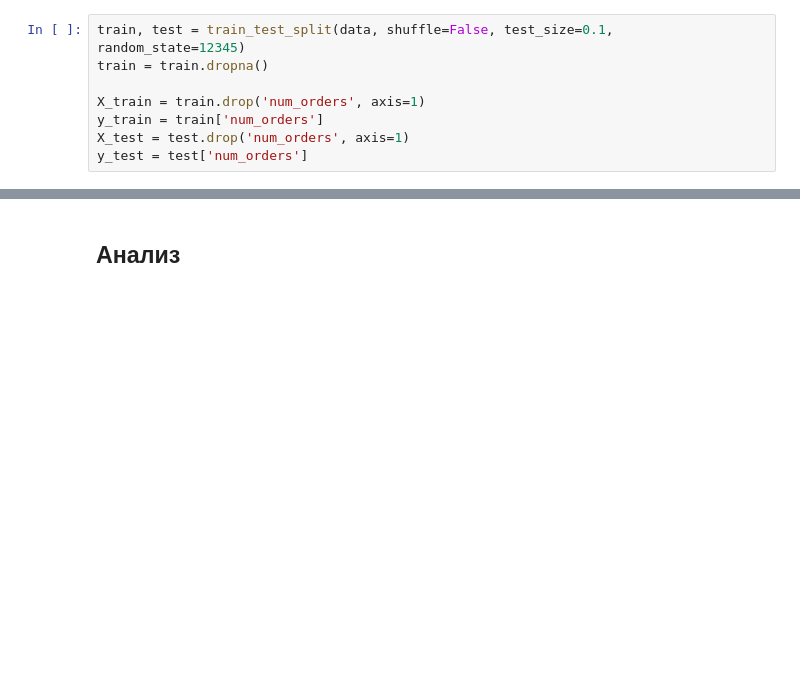
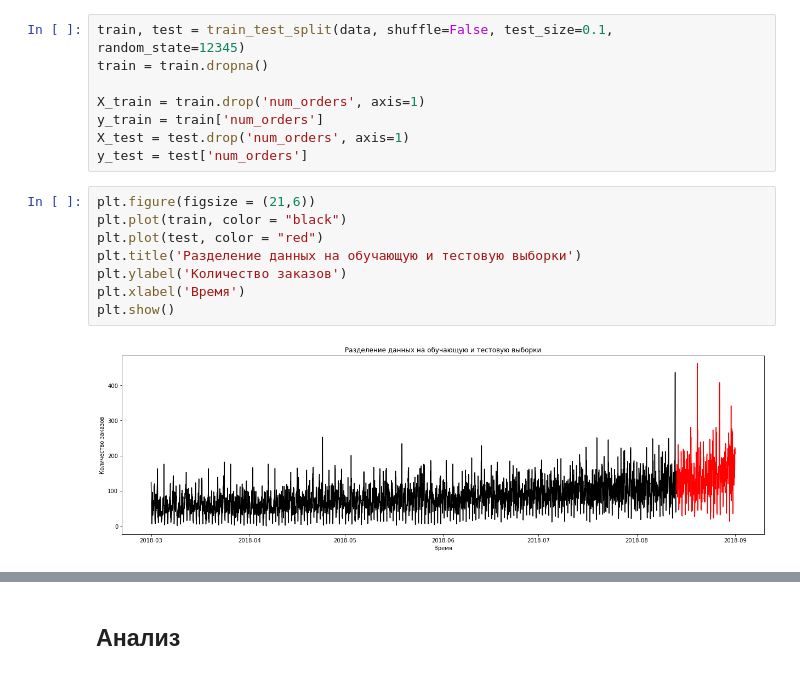
Before and after one commit to karimovdo/time, a Jupyter notebook: taxi.ipynb, the cells around one changed output, grey strips where cells are left out. Drawn from its saved outputs; the diff is of its cells as text; blank space fills up the shorter version.

```diff
--- a/taxi.ipynb
+++ b/taxi.ipynb
@@ -77,4 +91,14 @@ X_train = train.drop('num_orders', axis=1)
 y_train = train['num_orders']
 X_test = test.drop('num_orders', axis=1)
 y_test = test['num_orders']
+# %%
+plt.figure(figsize = (21,6))
+plt.plot(train, color = "black")
+plt.plot(test, color = "red")
+plt.title('Разделение данных на обучающую и тестовую выборки')
+plt.ylabel('Количество заказов')
+plt.xlabel('Время')
+plt.show()
+# %% [output]
+[figure, added]
 # %%
```
Also changed, not shown: parts of 20 cells of this notebook.
